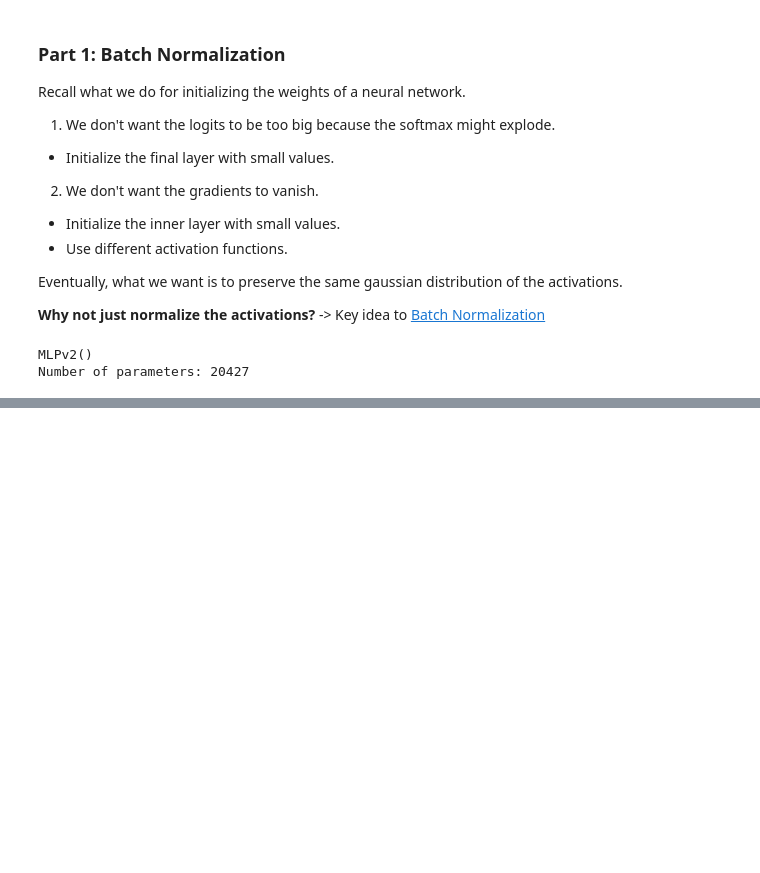
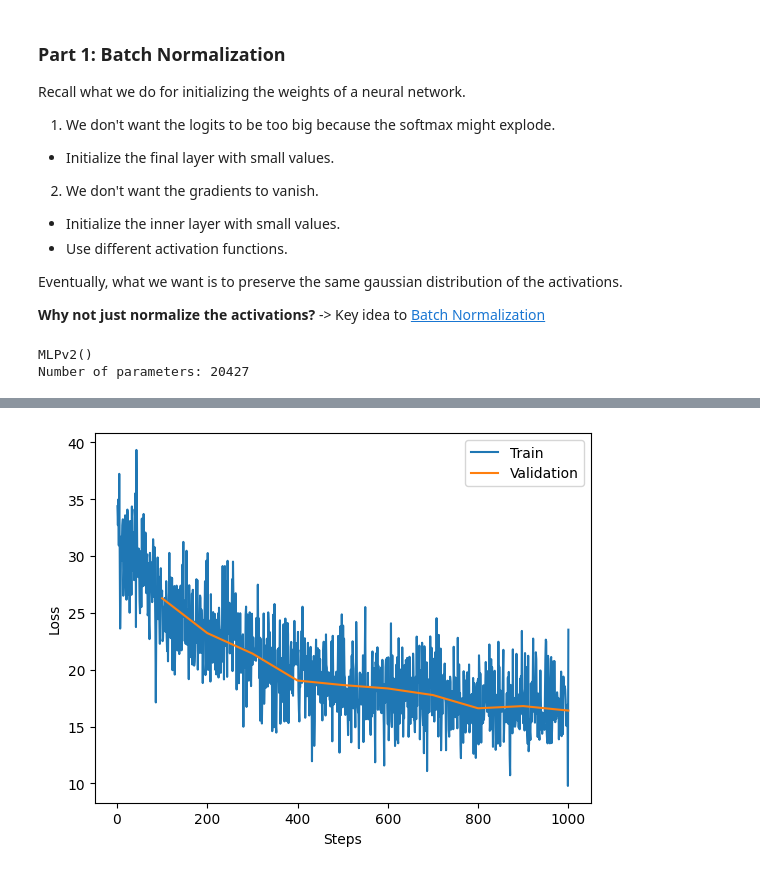
Before and after one commit to PathFinderKR/LLM101, a Jupyter notebook: notebooks/Lectures/Lecture_06.ipynb, the cells around one changed output, grey strips where cells are left out. Cells and saved outputs as stored; diff of their text form; code cells hidden in the pictures; blank space fills up the shorter version.

```diff
--- a/notebooks/Lectures/Lecture_06.ipynb
+++ b/notebooks/Lectures/Lecture_06.ipynb
@@ -328,0 +382,11 @@ class MLPv3(nn.Module):
+# %%
+train(
+    model=mlpV3,
+    train_loader=train_loader,
+    val_loader=val_loader,
+    max_steps=MLPConfig.max_steps,
+    lr=MLPConfig.lr,
+    val_interval=MLPConfig.val_interval,
+    device=MLPConfig.device
+)
+# %% [output]
@@ -328,0 +404 @@ class MLPv3(nn.Module):
+[figure, added]
```
Also changed, not shown: parts of 14 cells of this notebook, 2 other files.
